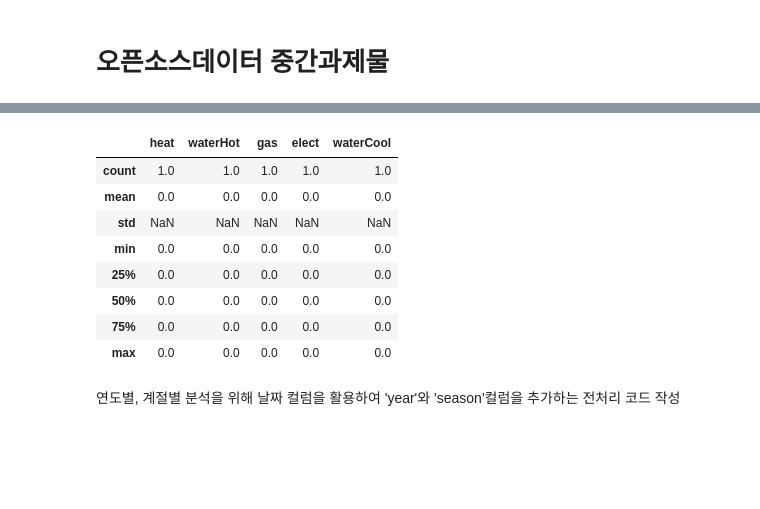
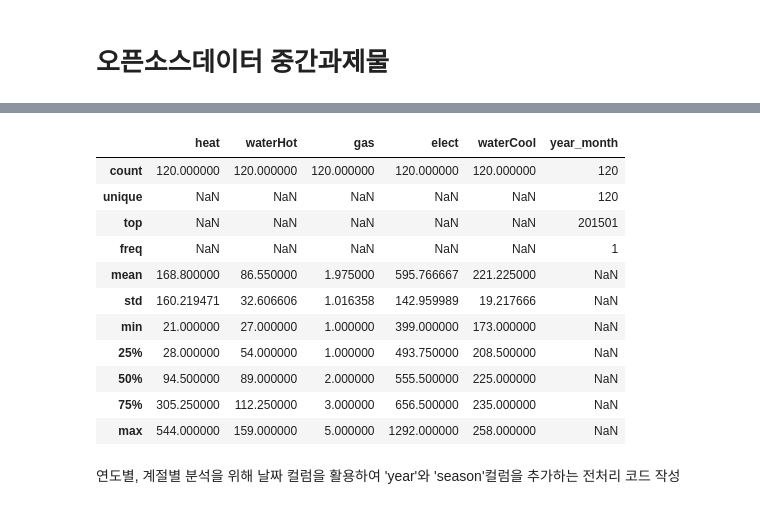
Before and after one commit to biomedist/OssData, a Jupyter notebook: midtask.ipynb, the cells around one changed output, grey strips where cells are left out. Drawn from its saved outputs; the diff is of its cells as text; code cells hidden in the pictures; blank space fills up the shorter version.

```diff
--- a/midtask.ipynb
+++ b/midtask.ipynb
@@ -98,24 +96,24 @@ None
 # %%
 ## JSON 형식 데이터 저장
 df.to_json('energy_use.json', indent=4, force_ascii=False)  #indent넣기, 한글을 위해 아스키넣기
 
 # 데이터 측정
 df.describe()
 
-# 모든 데이터 타입 측정
+# # 모든 데이터 타입 측정
 df.describe(include='all')
-
-# 수치형 데이터 측정
-df.describe(include=[np.number])
 # %% [output]
-|  | heat | waterHot | gas | elect | waterCool |
-| count | 1.0 | 1.0 | 1.0 | 1.0 | 1.0 |
-| mean | 0.0 | 0.0 | 0.0 | 0.0 | 0.0 |
-| std | NaN | NaN | NaN | NaN | NaN |
-| min | 0.0 | 0.0 | 0.0 | 0.0 | 0.0 |
-| 25% | 0.0 | 0.0 | 0.0 | 0.0 | 0.0 |
-| 50% | 0.0 | 0.0 | 0.0 | 0.0 | 0.0 |
-| 75% | 0.0 | 0.0 | 0.0 | 0.0 | 0.0 |
-| max | 0.0 | 0.0 | 0.0 | 0.0 | 0.0 |
+|  | heat | waterHot | gas | elect | waterCool | year_month |
+| count | 120.000000 | 120.000000 | 120.000000 | 120.000000 | 120.000000 | 120 |
+| unique | NaN | NaN | NaN | NaN | NaN | 120 |
+| top | NaN | NaN | NaN | NaN | NaN | 201501 |
+| freq | NaN | NaN | NaN | NaN | NaN | 1 |
+| mean | 168.800000 | 86.550000 | 1.975000 | 595.766667 | 221.225000 | NaN |
+| std | 160.219471 | 32.606606 | 1.016358 | 142.959989 | 19.217666 | NaN |
+| min | 21.000000 | 27.000000 | 1.000000 | 399.000000 | 173.000000 | NaN |
+| 25% | 28.000000 | 54.000000 | 1.000000 | 493.750000 | 208.500000 | NaN |
+| 50% | 94.500000 | 89.000000 | 2.000000 | 555.500000 | 225.000000 | NaN |
+| 75% | 305.250000 | 112.250000 | 3.000000 | 656.500000 | 235.000000 | NaN |
+| max | 544.000000 | 159.000000 | 5.000000 | 1292.000000 | 258.000000 | NaN |
 # %% [markdown]
 연도별, 계절별 분석을 위해 날짜 컬럼을 활용하여 'year'와 'season'컬럼을 추가하는 전처리 코드 작성
```
Also changed, not shown: parts of 5 cells of this notebook.
